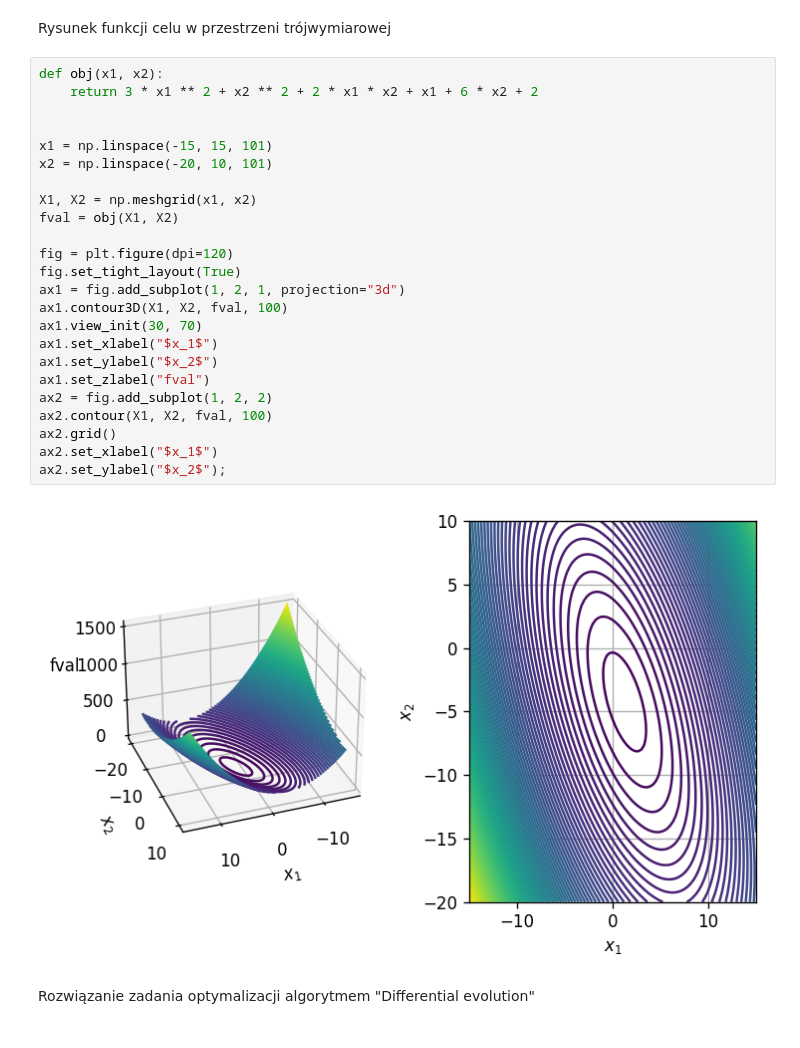
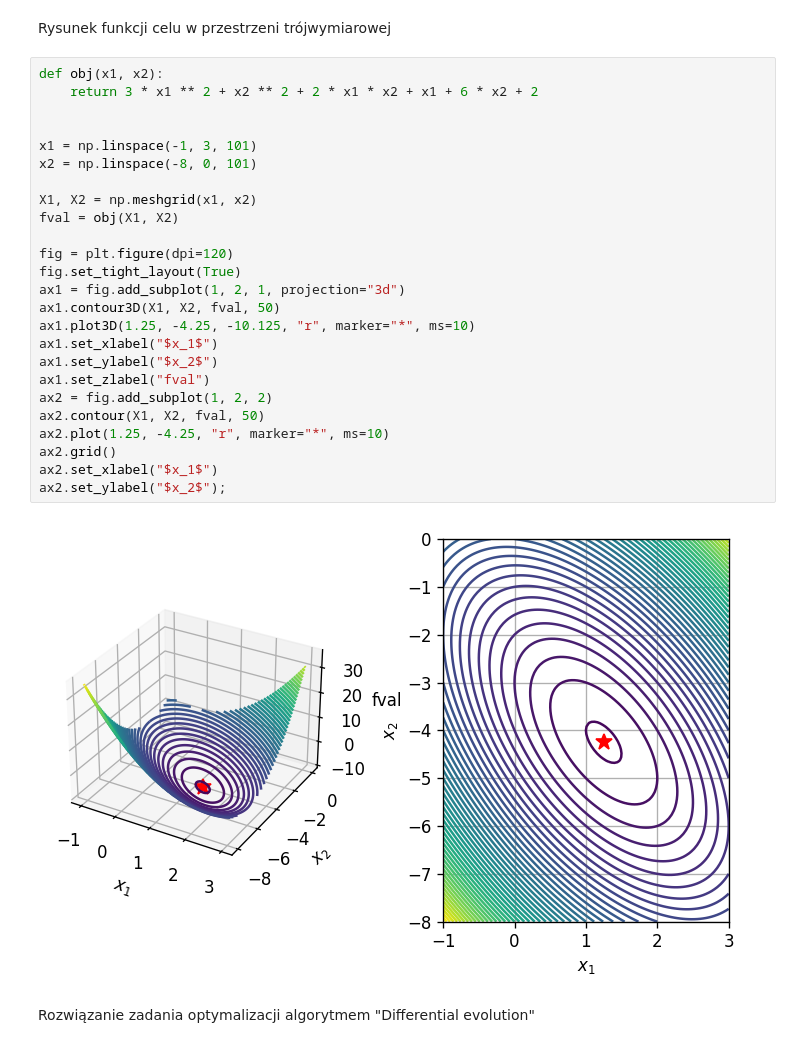
Before and after one commit to puchabar/hm_opt_article, a Jupyter notebook: jupyter_notebooks/2_programowanie_kwadratowe.ipynb, the cells around one changed output. Cells and saved outputs as stored; diff of their text form.

```diff
--- a/jupyter_notebooks/2_programowanie_kwadratowe.ipynb
+++ b/jupyter_notebooks/2_programowanie_kwadratowe.ipynb
@@ -26,29 +26,30 @@ Rysunek funkcji celu w przestrzeni trójwymiarowej
 # %%
 def obj(x1, x2):
     return 3 * x1 ** 2 + x2 ** 2 + 2 * x1 * x2 + x1 + 6 * x2 + 2
 
 
-x1 = np.linspace(-15, 15, 101)
-x2 = np.linspace(-20, 10, 101)
+x1 = np.linspace(-1, 3, 101)
+x2 = np.linspace(-8, 0, 101)
 
 X1, X2 = np.meshgrid(x1, x2)
 fval = obj(X1, X2)
 
 fig = plt.figure(dpi=120)
 fig.set_tight_layout(True)
 ax1 = fig.add_subplot(1, 2, 1, projection="3d")
-ax1.contour3D(X1, X2, fval, 100)
-ax1.view_init(30, 70)
+ax1.contour3D(X1, X2, fval, 50)
+ax1.plot3D(1.25, -4.25, -10.125, "r", marker="*", ms=10)
 ax1.set_xlabel("$x_1$")
 ax1.set_ylabel("$x_2$")
 ax1.set_zlabel("fval")
 ax2 = fig.add_subplot(1, 2, 2)
-ax2.contour(X1, X2, fval, 100)
+ax2.contour(X1, X2, fval, 50)
+ax2.plot(1.25, -4.25, "r", marker="*", ms=10)
 ax2.grid()
 ax2.set_xlabel("$x_1$")
 ax2.set_ylabel("$x_2$");
 # %% [output]
-[figure, old version]
+[figure, new version]
 # %% [markdown]
 Rozwiązanie zadania optymalizacji algorytmem "Differential evolution"
 # %%
```
Also changed, not shown: parts of 3 cells of this notebook, 2 other files.
